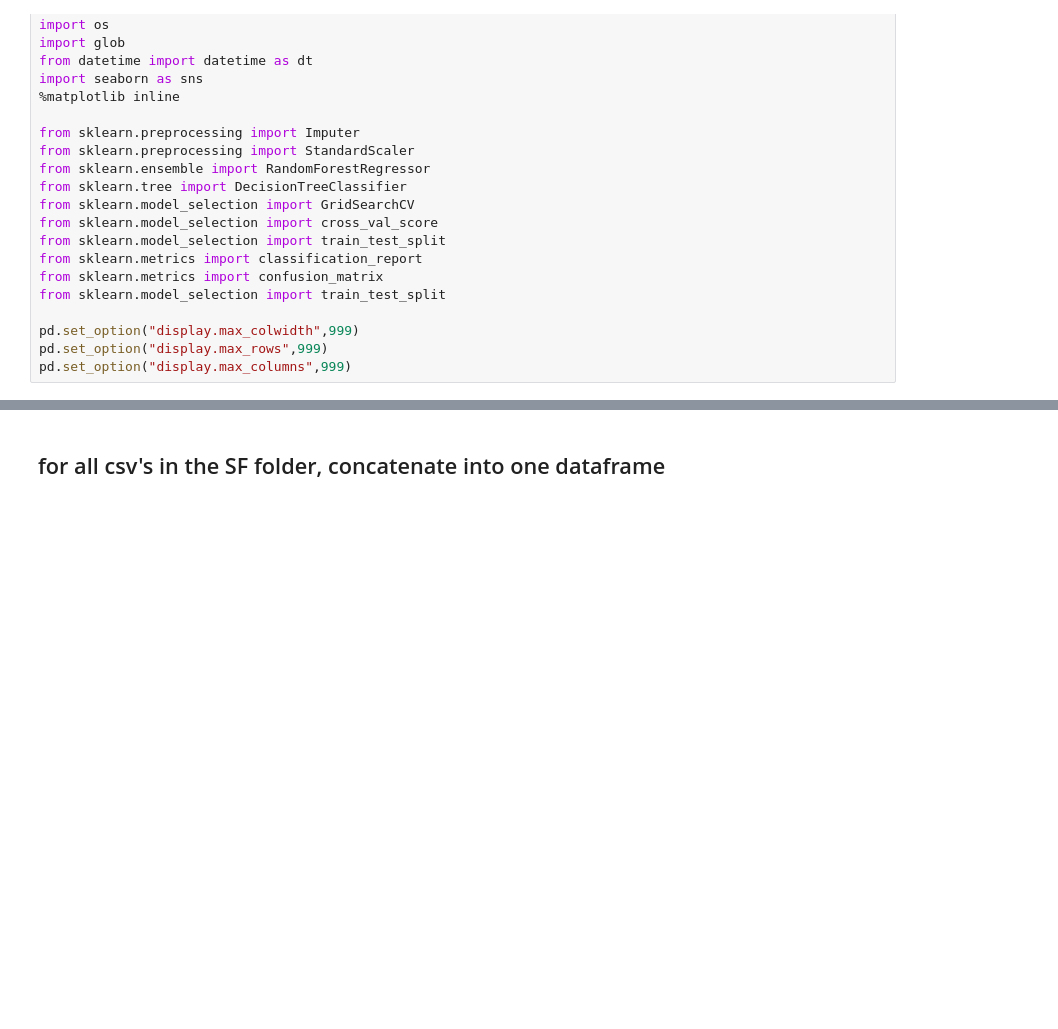
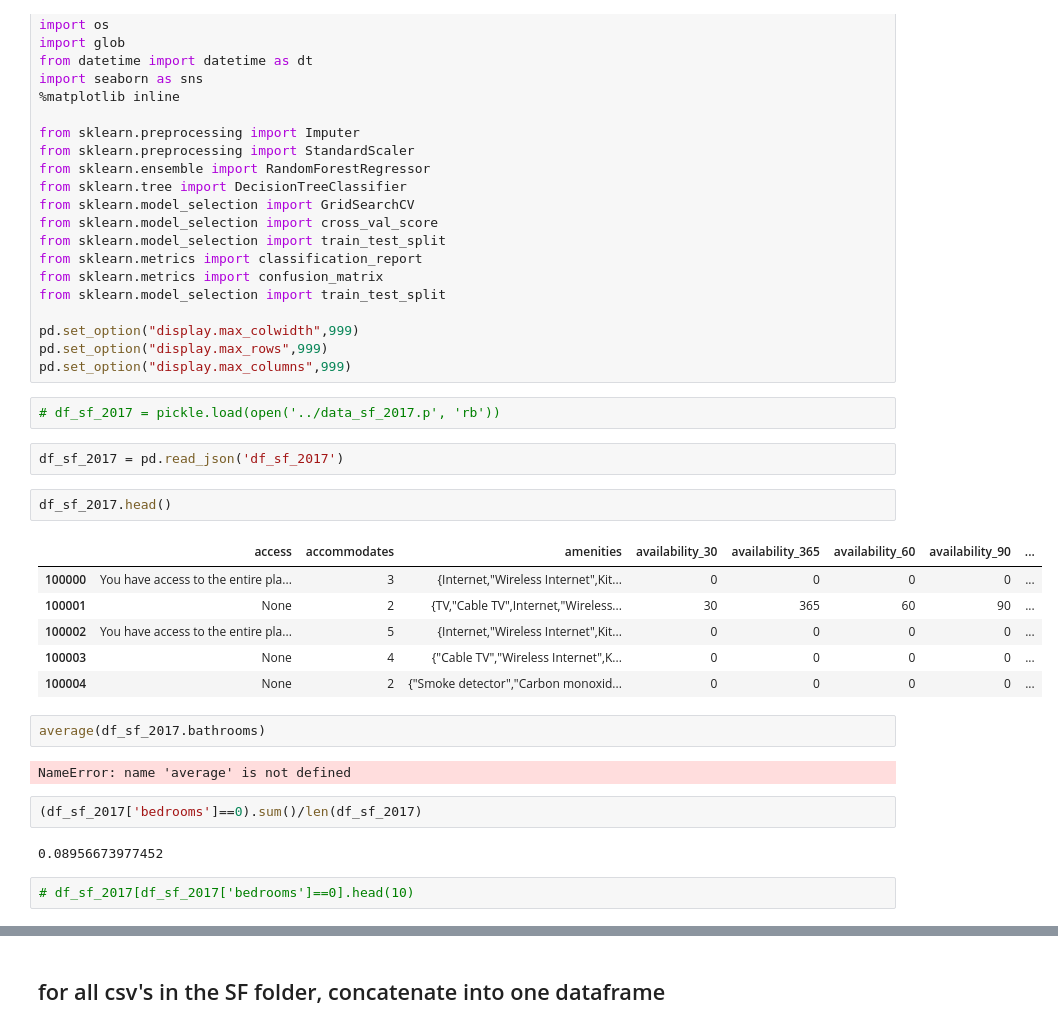
Before and after one commit to julia-git/capstone_airbnb, a Jupyter notebook: RandomForest_test.ipynb, the cells around one changed output, grey strips where cells are left out. Cells and saved outputs as stored; diff of their text form; blank space fills up the shorter version.

```diff
--- a/RandomForest_test.ipynb
+++ b/RandomForest_test.ipynb
@@ -23,3 +23,26 @@ from sklearn.model_selection import train_test_split
 pd.set_option("display.max_colwidth",999)
 pd.set_option("display.max_rows",999)
 pd.set_option("display.max_columns",999)
+# %%
+# df_sf_2017 = pickle.load(open('../data_sf_2017.p', 'rb'))
+# %%
+df_sf_2017 = pd.read_json('df_sf_2017')
+# %%
+df_sf_2017.head()
+# %% [output]
+|  | access | accommodates | amenities | availability_30 | availability_365 | availability_60 | availability_90 | ... |
+| 100000 | You have access to the entire pla... | 3 | {Internet,"Wireless Internet",Kit... | 0 | 0 | 0 | 0 | ... |
+| 100001 | None | 2 | {TV,"Cable TV",Internet,"Wireless... | 30 | 365 | 60 | 90 | ... |
+| 100002 | You have access to the entire pla... | 5 | {Internet,"Wireless Internet",Kit... | 0 | 0 | 0 | 0 | ... |
+| 100003 | None | 4 | {"Cable TV","Wireless Internet",K... | 0 | 0 | 0 | 0 | ... |
+| 100004 | None | 2 | {"Smoke detector","Carbon monoxid... | 0 | 0 | 0 | 0 | ... |
+# %%
+average(df_sf_2017.bathrooms)
+# %% [output]
+NameError: name 'average' is not defined
+# %%
+(df_sf_2017['bedrooms']==0).sum()/len(df_sf_2017)
+# %% [output]
+0.08956673977452
+# %%
+# df_sf_2017[df_sf_2017['bedrooms']==0].head(10)
```
Also changed, not shown: parts of 15 cells of this notebook, 4 other files.
